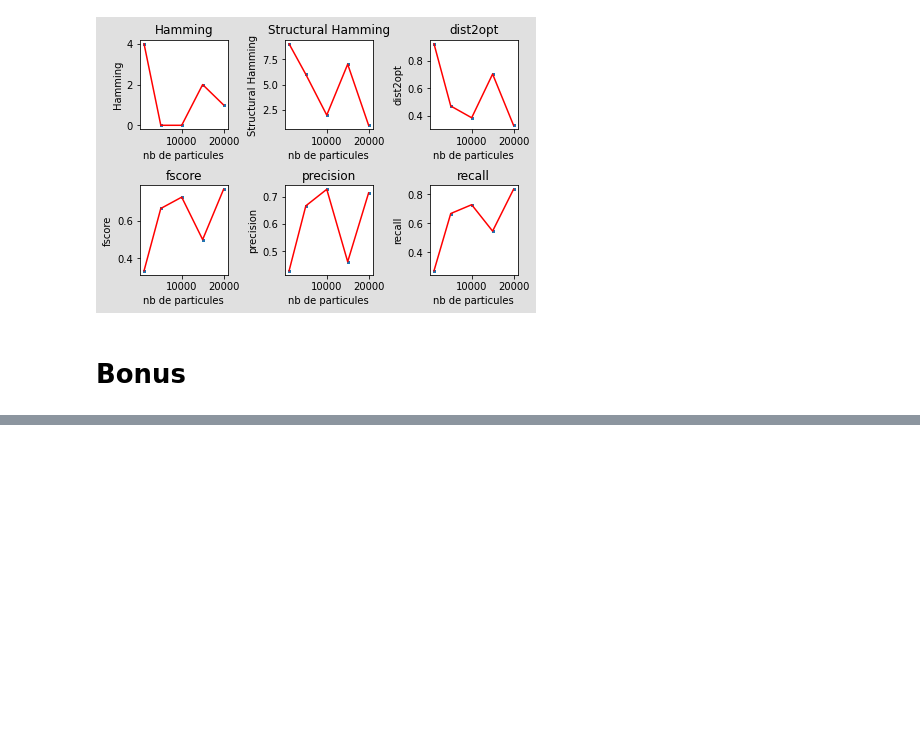
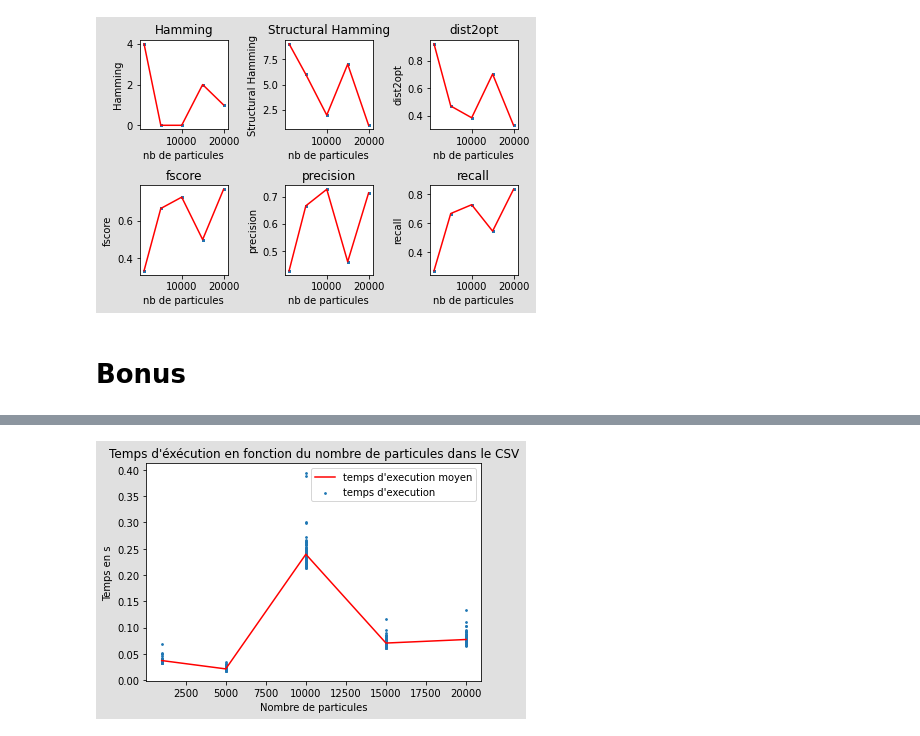
Before and after one commit to davidPinaud/BN_PCSTABLE, a Jupyter notebook: test_projet_MADI.ipynb, the cells around one changed output, grey strips where cells are left out. Drawn from its saved outputs; the diff is of its cells as text; code cells hidden in the pictures; blank space fills up the shorter version.

Commit message:
tests et commentaires

```diff
--- a/test_projet_MADI.ipynb
+++ b/test_projet_MADI.ipynb
@@ -438,11 +724,8 @@ plot_tests_bn_vs_bn_enFontion_nbParticules(*tests_bn_vs_bn_enFontion_nbParticule
 # %% [markdown]
 # 2. Algorithme PC-Stable
 # %%
-#Fonction d'apprentissage avec PC-Stable, retourne tous les BN issus du graphe essentiel
-
-#Fonction d'apprentissage avec PC-STABLE, retourne tous les BN issus du graphe essentiel
 def learn_PC_STABLE(bn,csvFilePath="test.csv",verbose=False,isTest=False,nivRisque=0.05):
-    """Approxime un BN à partir de particules données à travers un CSV donné.
+    """Approxime la structure d'un BN à partir de particules données à travers un CSV donné avec l'algorithme PC-Stable
 
     Parameters
     ----------
@@ -451,32 +734,39 @@ def learn_PC_STABLE(bn,csvFilePath="test.csv",verbose=False,isTest=False,nivRisq
     verbose : bool, optional
         Permet d'afficher le graphe mixte au cours de l'apprentissage et le BN approximé à la fin avec le BN utilisé pour
         générer les particules, by default False
-
+    isTest : bool, optional
+        Indique si on est en l'execution est un test (dans ce cas là, on renvoi un seul des BN issus du graphe essentiels pour le tester, c'est un gain de temps car on ne génére pas les autres BN issus du graphe essentiel)
+    nivRique : float, optional
+        C'est le niveau de risque associé au calcul des indépendances
     Returns
     -------
     pyAgrum.BayesNet
-        Une approximation du BN qui a généré les particules
+        L'/Les approximation(s) du BN qui a généré les particules
+    float
+        la durée de calcul
+    PC
+        l'objet associé au calcul
     """
-    start=time.time()
-    Algo_PC_STABLE=PC(csvFilePath=csvFilePath)
+    start=time.time()#Enregister la durée de calcul
+    Algo_PC_STABLE=PC(csvFilePath=csvFilePath)#Initialisation
     if verbose:
         print("######################## Apprentissage avec PC-STABLE ########################\n")
         GNonOriente=gum.MixedGraph(Algo_PC_STABLE.G)
-    #GNonOriente=gum.MixedGraph(Algo_PC_STABLE.G)
 
-    Algo_PC_STABLE.phase1_STABLE(nivRisque=nivRisque)
+    Algo_PC_STABLE.phase1_STABLE(nivRisque=nivRisque) #Phase 1
     if verbose:
         GPhase1=gum.MixedGraph(Algo_PC_STABLE.G)
-    #GPhase1=gum.MixedGraph(Algo_PC_STABLE.G)
-    Algo_PC_STABLE.phase2()
+    Algo_PC_STABLE.phase2() #Phase 2
     end=time.time()
     duration=end-start
 
+    #Générer le/les BN issus du graphe essentiel
     if (not isTest):
         all_bnApprox=get_approxBN(bn,Algo_PC_STABLE)
     if (isTest):
         oneBN=getOneApproxBN(bn,Algo_PC_STABLE)
 
+    #Affichage
     if verbose:
         GPhase21=Algo_PC_STABLE.GPhase21
         GPhase2=gum.MixedGraph(Algo_PC_STABLE.G)
@@ -629,0 +936,4 @@ TypeError: 'SwigPyObject' object is not iterable
+# %%
+plot_testTempsExec_EnFonction_NbParticules(*testTempsExec_EnFonction_NbParticules(learn_PC_CSS_Version1))
+# %% [output]
+[figure, added]
```
Also changed, not shown: parts of 48 cells of this notebook, 14 other files.
